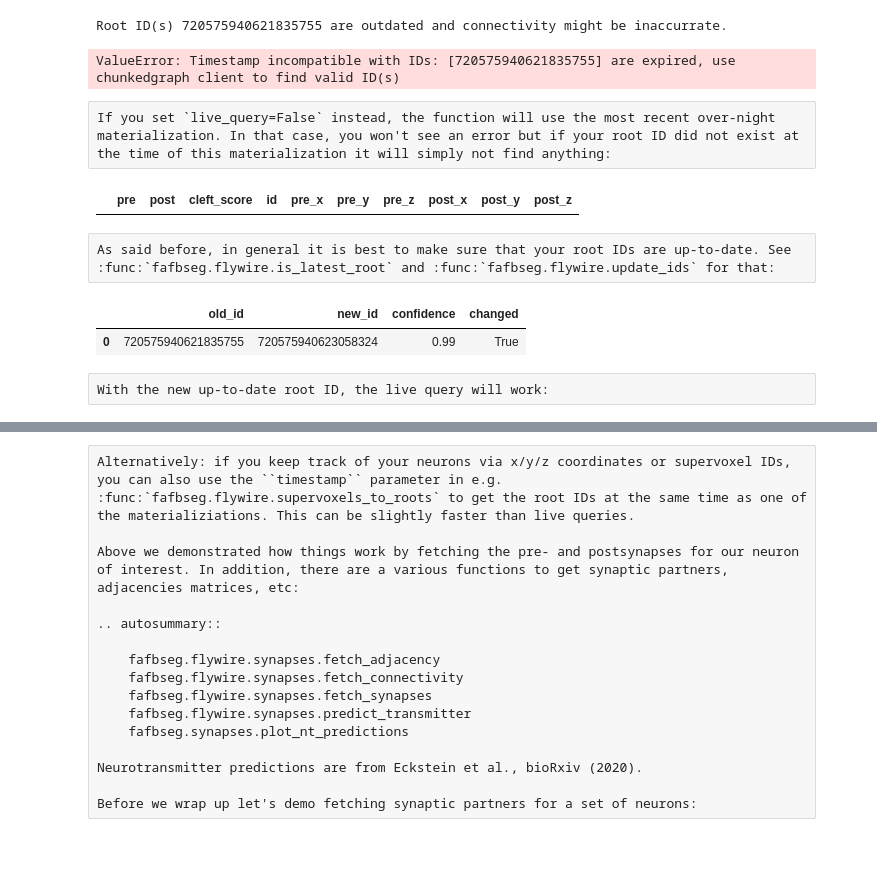
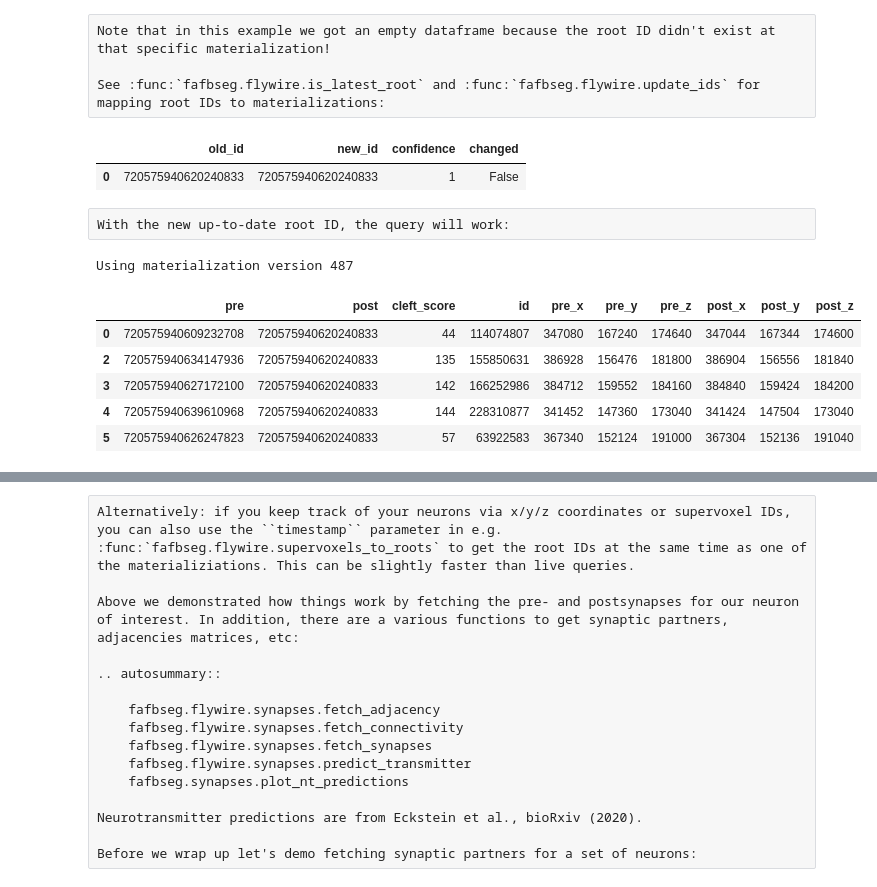
Before and after one commit to navis-org/fafbseg-py, a Jupyter notebook: docs/source/tutorials/flywire_connectivity.ipynb, the cells around one changed output, grey strips where cells are left out. Saved outputs shown, nothing was run; the diff lists cells and outputs as text; code cells hidden in the pictures; blank space fills up the shorter version.

```diff
--- a/docs/source/tutorials/flywire_connectivity.ipynb
+++ b/docs/source/tutorials/flywire_connectivity.ipynb
@@ -49,22 +101,23 @@ Trying to query an outdated ID throws an error:
+# %% [raw]
+Note that in this example we got an empty dataframe because the root ID didn't exist at that specific materialization!
+
+See :func:`fafbseg.flywire.is_latest_root` and :func:`fafbseg.flywire.update_ids` for mapping root IDs to materializations:
+# %%
+new_id = flywire.update_ids(720575940620240833)
+new_id
+# %% [output]
+|  | old_id | new_id | confidence | changed |
+| 0 | 720575940620240833 | 720575940620240833 | 1 | False |
+# %% [raw]
+With the new up-to-date root ID, the query will work:
 # %%
-syn = flywire.fetch_synapses(720575940621835755, live_query=True)
+syn = flywire.fetch_synapses(720575940620240833)
+syn.head()
 # %% [output]
-Root ID(s) 720575940621835755 are outdated and connectivity might be inaccurrate.
+Using materialization version 487
-ValueError: Timestamp incompatible with IDs: [720575940621835755] are expired, use chunkedgraph client to find valid ID(s)
+|  | pre | post | cleft_score | id | pre_x | pre_y | pre_z | post_x | post_y | post_z |
+| 0 | 720575940609232708 | 720575940620240833 | 44 | 114074807 | 347080 | 167240 | 174640 | 347044 | 167344 | 174600 |
+| 2 | 720575940634147936 | 720575940620240833 | 135 | 155850631 | 386928 | 156476 | 181800 | 386904 | 156556 | 181840 |
+| 3 | 720575940627172100 | 720575940620240833 | 142 | 166252986 | 384712 | 159552 | 184160 | 384840 | 159424 | 184200 |
+| 4 | 720575940639610968 | 720575940620240833 | 144 | 228310877 | 341452 | 147360 | 173040 | 341424 | 147504 | 173040 |
+| 5 | 720575940626247823 | 720575940620240833 | 57 | 63922583 | 367340 | 152124 | 191000 | 367304 | 152136 | 191040 |
-# %% [raw]
-If you set `live_query=False` instead, the function will use the most recent over-night materialization. In that case, you won't see an error but if your root ID did not exist at the time of this materialization it will simply not find anything:
-# %%
-syn = flywire.fetch_synapses(720575940621835755, live_query=False)
-syn.head()
-# %% [output]
-|  | pre | post | cleft_score | id | pre_x | pre_y | pre_z | post_x | post_y | post_z |
-# %% [raw]
-As said before, in general it is best to make sure that your root IDs are up-to-date. See :func:`fafbseg.flywire.is_latest_root` and :func:`fafbseg.flywire.update_ids` for that:
-# %%
-new_id = flywire.update_ids(720575940621835755)
-new_id
-# %% [output]
-|  | old_id | new_id | confidence | changed |
-| 0 | 720575940621835755 | 720575940623058324 | 0.99 | True |
-# %% [raw]
-With the new up-to-date root ID, the live query will work:
```
Also changed, not shown: parts of 16 cells of this notebook, 1 other file.
